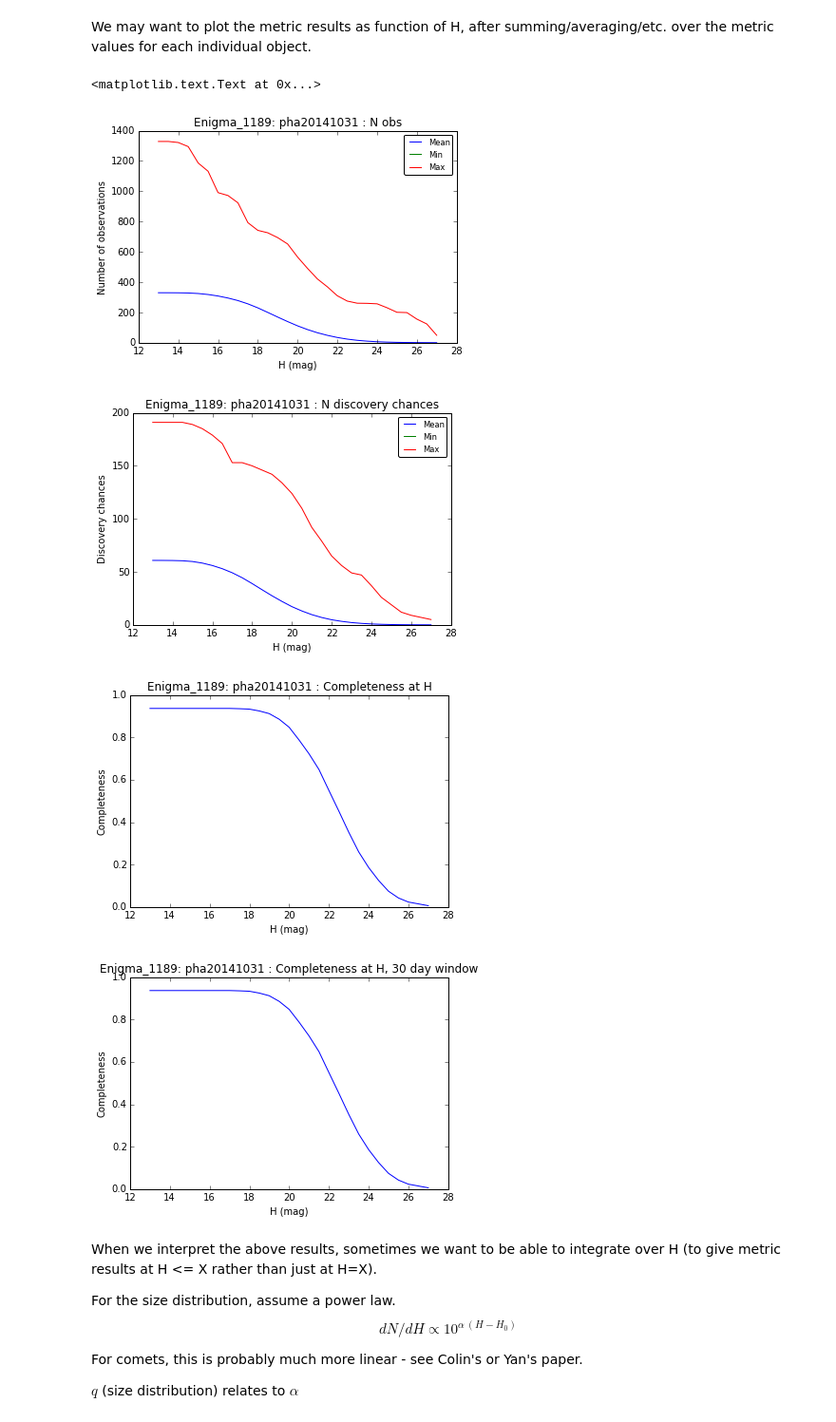
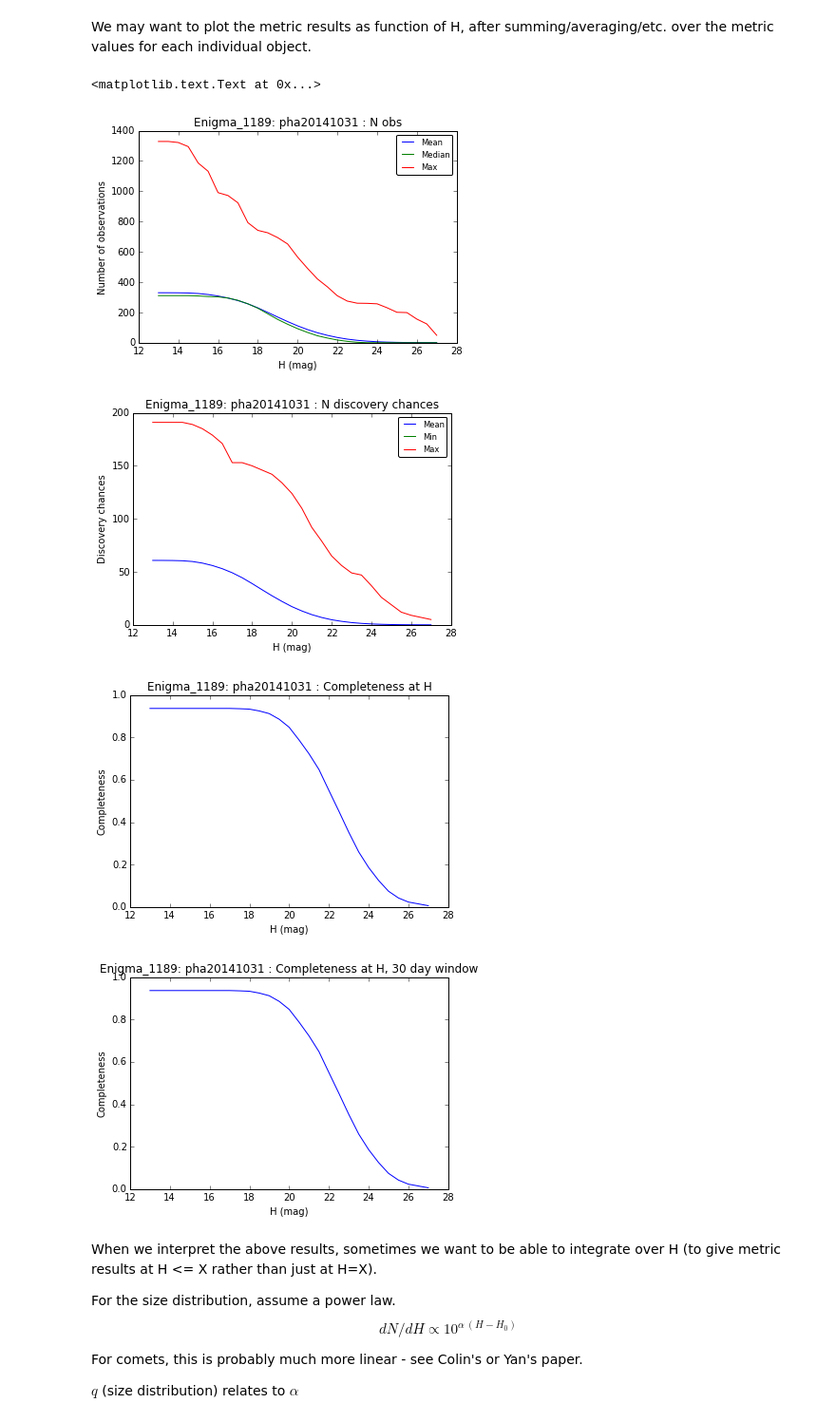
Before and after one commit to rhiannonlynne/MafSSO, a Jupyter notebook: Prototype SSO Metrics.ipynb, the cells around one changed output. Shown at 95% size. Drawn from its saved outputs; the diff is of its cells as text; code cells hidden in the pictures.

```diff
--- a/Prototype SSO Metrics.ipynb
+++ b/Prototype SSO Metrics.ipynb
@@ -371,36 +374,36 @@ def metricVsH(metricVals, Hrange, npmethod=np.mean, label='Mean', fignum=None):
     return fig.number
 # %%
 fignum = metricVsH(nobsSsos, Hrange)
-fignum = metricVsH(nobsSsos, Hrange, np.min, label='Min', fignum=fignum)
+fignum = metricVsH(nobsSsos, Hrange, np.median, label='Median', fignum=fignum)
 fignum = metricVsH(nobsSsos, Hrange, np.max, label='Max', fignum=fignum)
 plt.legend(fontsize='small', fancybox=True)
 plt.ylabel('Number of observations')
 plt.title('Enigma_1189: %s : %s' %(outroot, 'N obs'))
 
 fignum = metricVsH(discoveries, Hrange)
 fignum = metricVsH(discoveries, Hrange, np.min, label='Min', fignum=fignum)
 fignum = metricVsH(discoveries, Hrange, np.max, label='Max', fignum=fignum)
 plt.legend(fontsize='small', fancybox=True)
 plt.ylabel('Discovery chances')
 plt.title('Enigma_1189: %s : %s' %(outroot, 'N discovery chances'))
 
 #fignum = metricVsH(discoveriesSimple, Hrange)
 #fignum = metricVsH(discoveriesSimple, Hrange, np.min, label='Min', fignum=fignum)
 #fignum = metricVsH(discoveriesSimple, Hrange, np.max, label='Max', fignum=fignum)
 #plt.legend(fontsize='small', fancybox=True)
 #plt.ylabel('Simple Discovery chances')
 #plt.title('Enigma_1189: %s : %s' %(outroot, 'N discovery chances'))
 
 fignum = metricVsH(completeness, Hrange, None)
 plt.ylabel('Completeness')
 plt.title('Enigma_1189: %s : %s' %(outroot, 'Completeness at H'))
 
 fignum = metricVsH(completeness, Hrange, None)
 plt.ylabel('Completeness')
 plt.title('Enigma_1189: %s : %s' %(outroot, 'Completeness at H, 30 day window'))
 # %% [output]
 <matplotlib.text.Text at 0x...>
-[figure, old version]
+[figure, new version]
 [figure]
 [figure]
 [figure]
```
Also changed, not shown: parts of 5 cells of this notebook, 1 other file.
